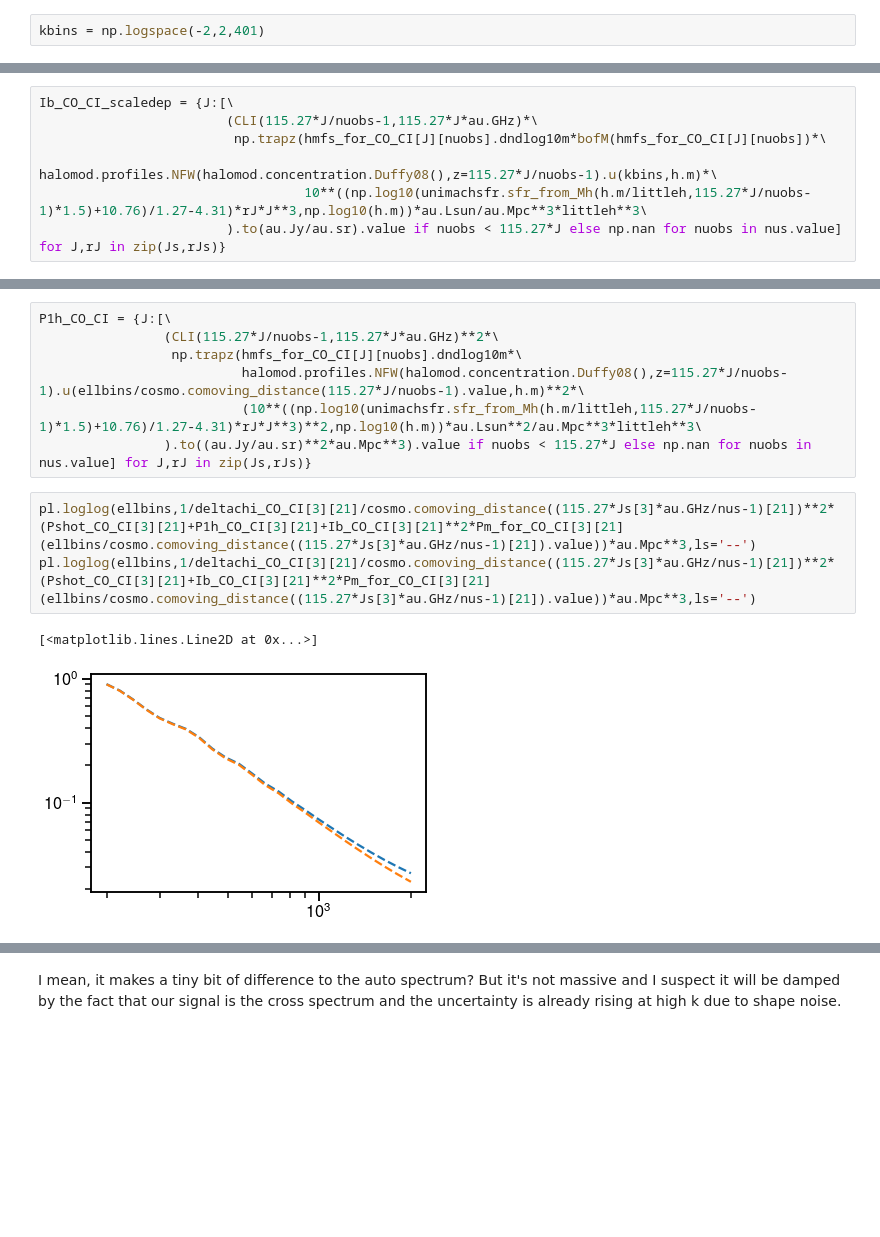
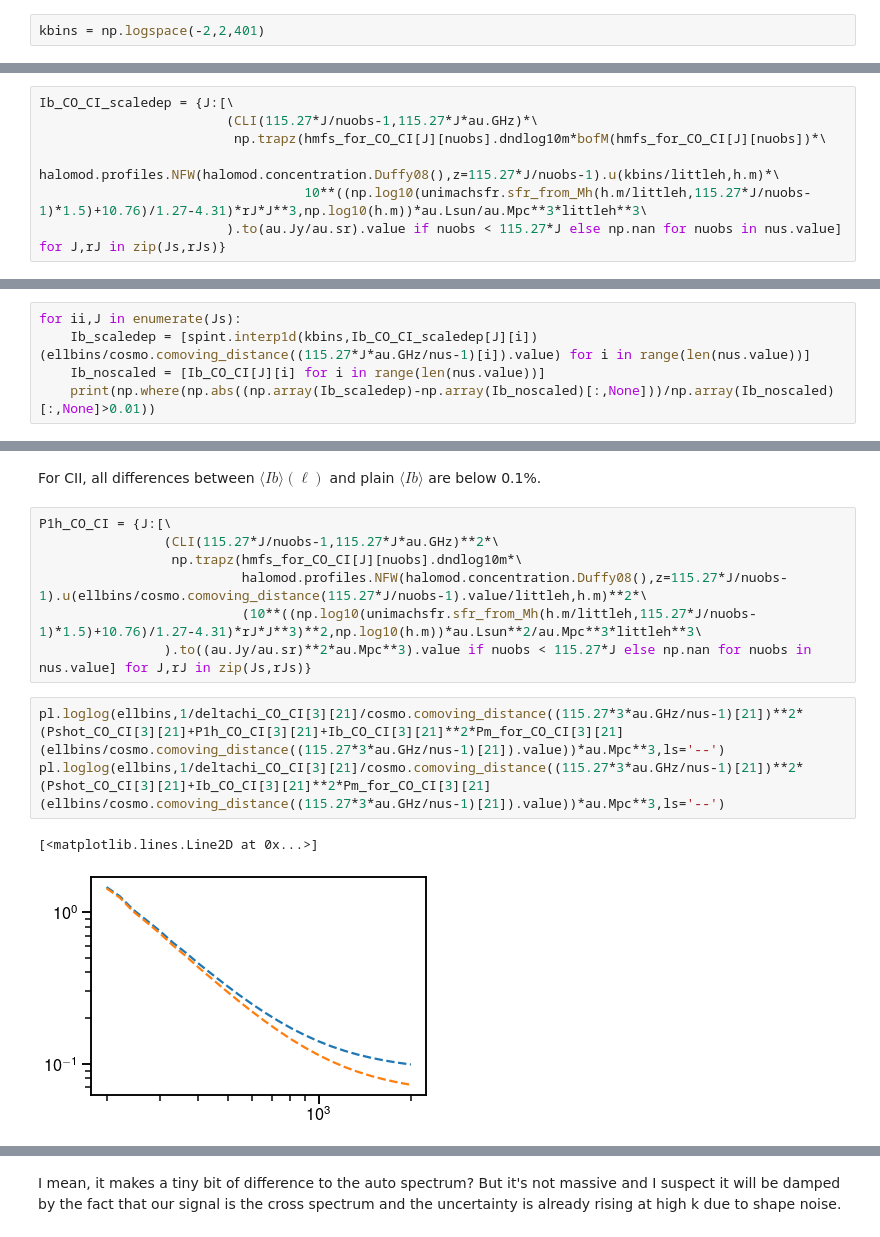
Before and after one commit to dongwooc/lim-lensing-predictions, a Jupyter notebook: code.ipynb, the cells around one changed output, grey strips where cells are left out. Cells and saved outputs as stored; diff of their text form; blank space fills up the shorter version.

```diff
--- a/code.ipynb
+++ b/code.ipynb
@@ -968,6 +975,6 @@ halomod.profiles.NFW(halomod.concentration.Duffy08(),z=0.2).u(3/littleh,1e13)
 Ib_CO_CI_scaledep = {J:[\
                         (CLI(115.27*J/nuobs-1,115.27*J*au.GHz)*\
                          np.trapz(hmfs_for_CO_CI[J][nuobs].dndlog10m*bofM(hmfs_for_CO_CI[J][nuobs])*\
-                                  halomod.profiles.NFW(halomod.concentration.Duffy08(),z=115.27*J/nuobs-1).u(kbins,h.m)*\
+                                  halomod.profiles.NFW(halomod.concentration.Duffy08(),z=115.27*J/nuobs-1).u(kbins/littleh,h.m)*\
                                   10**((np.log10(unimachsfr.sfr_from_Mh(h.m/littleh,115.27*J/nuobs-1)*1.5)+10.76)/1.27-4.31)*rJ*J**3,np.log10(h.m))*au.Lsun/au.Mpc**3*littleh**3\
                         ).to(au.Jy/au.sr).value if nuobs < 115.27*J else np.nan for nuobs in nus.value] for J,rJ in zip(Js,rJs)}
@@ -978,0 +991,5 @@ pl.semilogx(ellbins,spint.interp1d(kbins,Ib_CO_CI_scaledep[3][-1])(ellbins/cosmo
+# %%
+for ii,J in enumerate(Js):
+    Ib_scaledep = [spint.interp1d(kbins,Ib_CO_CI_scaledep[J][i])(ellbins/cosmo.comoving_distance((115.27*J*au.GHz/nus-1)[i]).value) for i in range(len(nus.value))]
+    Ib_noscaled = [Ib_CO_CI[J][i] for i in range(len(nus.value))]
+    print(np.where(np.abs((np.array(Ib_scaledep)-np.array(Ib_noscaled)[:,None]))/np.array(Ib_noscaled)[:,None]>0.01))
@@ -991,13 +1042,15 @@ False
+# %% [markdown]
+For CII, all differences between $\langle Ib\rangle(\ell)$ and plain $\langle Ib\rangle$ are below 0.1%.
 # %%
 P1h_CO_CI = {J:[\
                 (CLI(115.27*J/nuobs-1,115.27*J*au.GHz)**2*\
                  np.trapz(hmfs_for_CO_CI[J][nuobs].dndlog10m*\
-                          halomod.profiles.NFW(halomod.concentration.Duffy08(),z=115.27*J/nuobs-1).u(ellbins/cosmo.comoving_distance(115.27*J/nuobs-1).value,h.m)**2*\
+                          halomod.profiles.NFW(halomod.concentration.Duffy08(),z=115.27*J/nuobs-1).u(ellbins/cosmo.comoving_distance(115.27*J/nuobs-1).value/littleh,h.m)**2*\
                           (10**((np.log10(unimachsfr.sfr_from_Mh(h.m/littleh,115.27*J/nuobs-1)*1.5)+10.76)/1.27-4.31)*rJ*J**3)**2,np.log10(h.m))*au.Lsun**2/au.Mpc**3*littleh**3\
                 ).to((au.Jy/au.sr)**2*au.Mpc**3).value if nuobs < 115.27*J else np.nan for nuobs in nus.value] for J,rJ in zip(Js,rJs)}
 # %%
-pl.loglog(ellbins,1/deltachi_CO_CI[3][21]/cosmo.comoving_distance((115.27*Js[3]*au.GHz/nus-1)[21])**2*(Pshot_CO_CI[3][21]+P1h_CO_CI[3][21]+Ib_CO_CI[3][21]**2*Pm_for_CO_CI[3][21](ellbins/cosmo.comoving_distance((115.27*Js[3]*au.GHz/nus-1)[21]).value))*au.Mpc**3,ls='--')
-pl.loglog(ellbins,1/deltachi_CO_CI[3][21]/cosmo.comoving_distance((115.27*Js[3]*au.GHz/nus-1)[21])**2*(Pshot_CO_CI[3][21]+Ib_CO_CI[3][21]**2*Pm_for_CO_CI[3][21](ellbins/cosmo.comoving_distance((115.27*Js[3]*au.GHz/nus-1)[21]).value))*au.Mpc**3,ls='--')
+pl.loglog(ellbins,1/deltachi_CO_CI[3][21]/cosmo.comoving_distance((115.27*3*au.GHz/nus-1)[21])**2*(Pshot_CO_CI[3][21]+P1h_CO_CI[3][21]+Ib_CO_CI[3][21]**2*Pm_for_CO_CI[3][21](ellbins/cosmo.comoving_distance((115.27*3*au.GHz/nus-1)[21]).value))*au.Mpc**3,ls='--')
+pl.loglog(ellbins,1/deltachi_CO_CI[3][21]/cosmo.comoving_distance((115.27*3*au.GHz/nus-1)[21])**2*(Pshot_CO_CI[3][21]+Ib_CO_CI[3][21]**2*Pm_for_CO_CI[3][21](ellbins/cosmo.comoving_distance((115.27*3*au.GHz/nus-1)[21]).value))*au.Mpc**3,ls='--')
 # %% [output]
 [<matplotlib.lines.Line2D at 0x...>]
-[figure, old version]
+[figure, new version]
```
Also changed, not shown: parts of 121 cells of this notebook, 6 other files.
